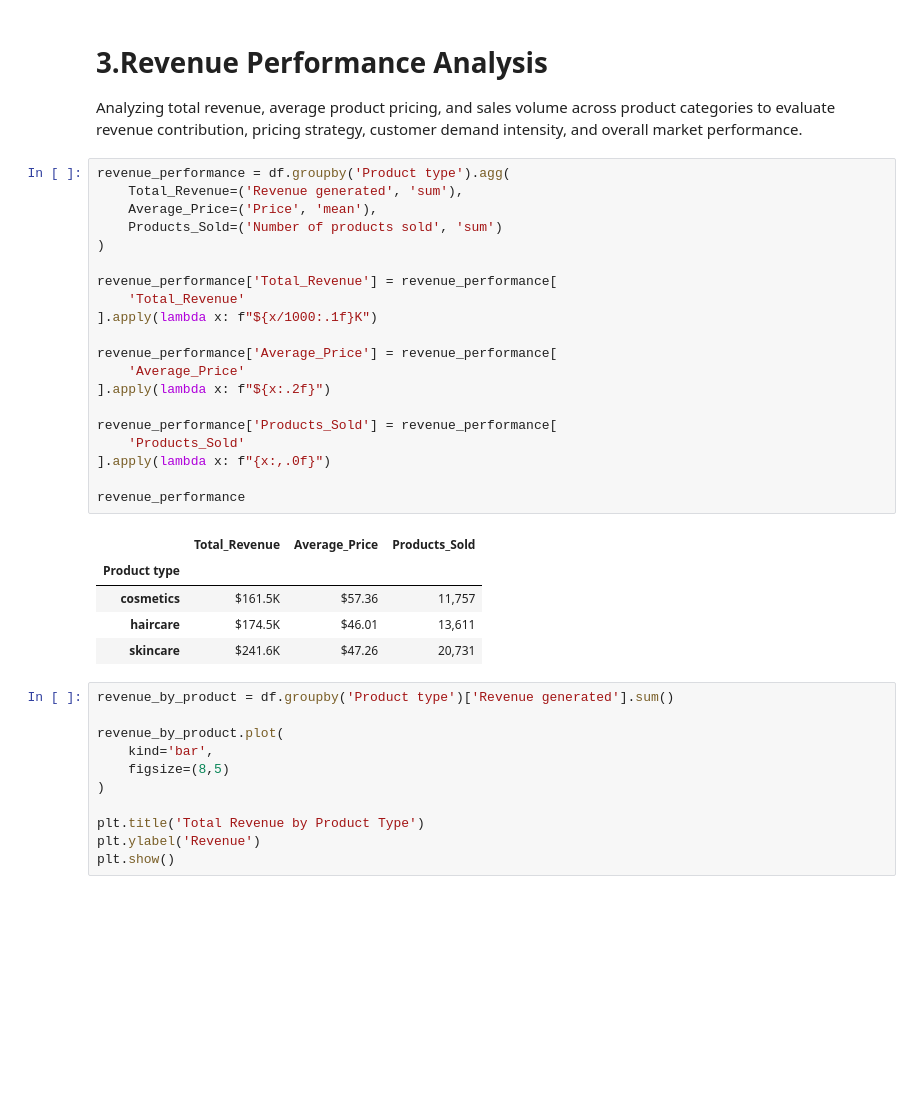
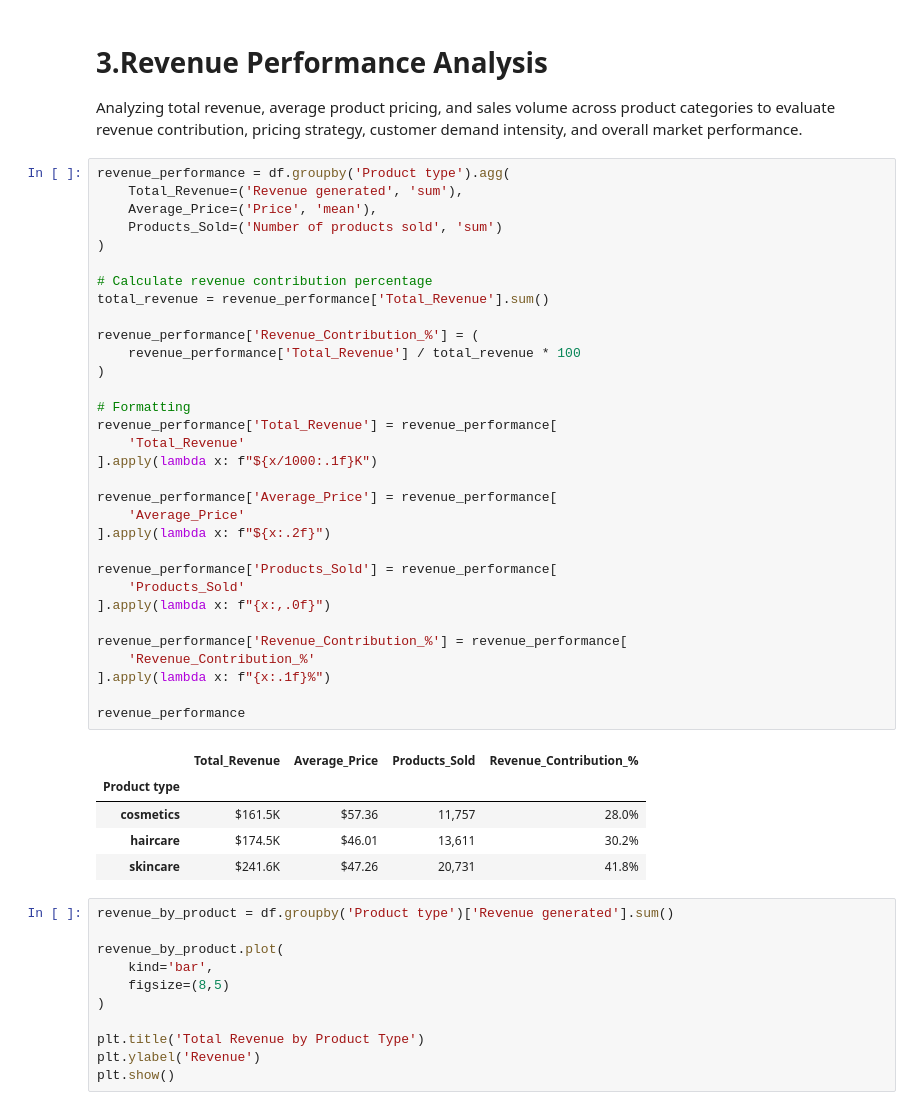
Before and after one commit to sarathkumarkrishnasha132-ctrl/supply-chain-operations-dashboard, a Jupyter notebook: python/Supply chain analysis.ipynb, the cells around one changed output. Drawn from its saved outputs; the diff is of its cells as text; blank space fills up the shorter version.

```diff
--- a/python/Supply chain analysis.ipynb
+++ b/python/Supply chain analysis.ipynb
@@ -105,32 +105,44 @@ Index(['Product type', 'SKU', 'Price', 'Availability',
 # 3.Revenue Performance Analysis
 
 Analyzing total revenue, average product pricing, and sales volume across product categories to evaluate revenue contribution, pricing strategy, customer demand intensity, and overall market performance.
-# %%
-revenue_performance = df.groupby('Product type').agg(
-    Total_Revenue=('Revenue generated', 'sum'),
-    Average_Price=('Price', 'mean'),
-    Products_Sold=('Number of products sold', 'sum')
-)
-
-revenue_performance['Total_Revenue'] = revenue_performance[
-    'Total_Revenue'
-].apply(lambda x: f"${x/1000:.1f}K")
-
-revenue_performance['Average_Price'] = revenue_performance[
-    'Average_Price'
-].apply(lambda x: f"${x:.2f}")
-
-revenue_performance['Products_Sold'] = revenue_performance[
-    'Products_Sold'
-].apply(lambda x: f"{x:,.0f}")
-
-revenue_performance
-# %% [output]
-|  | Total_Revenue | Average_Price | Products_Sold |
-| Product type |  |  |  |
-| cosmetics | $161.5K | $57.36 | 11,757 |
-| haircare | $174.5K | $46.01 | 13,611 |
-| skincare | $241.6K | $47.26 | 20,731 |
+# %%
+revenue_performance = df.groupby('Product type').agg(
+    Total_Revenue=('Revenue generated', 'sum'),
+    Average_Price=('Price', 'mean'),
+    Products_Sold=('Number of products sold', 'sum')
+)
+
+# Calculate revenue contribution percentage
+total_revenue = revenue_performance['Total_Revenue'].sum()
+
+revenue_performance['Revenue_Contribution_%'] = (
+    revenue_performance['Total_Revenue'] / total_revenue * 100
+)
+
+# Formatting
+revenue_performance['Total_Revenue'] = revenue_performance[
+    'Total_Revenue'
+].apply(lambda x: f"${x/1000:.1f}K")
+
+revenue_performance['Average_Price'] = revenue_performance[
+    'Average_Price'
+].apply(lambda x: f"${x:.2f}")
+
+revenue_performance['Products_Sold'] = revenue_performance[
+    'Products_Sold'
+].apply(lambda x: f"{x:,.0f}")
+
+revenue_performance['Revenue_Contribution_%'] = revenue_performance[
+    'Revenue_Contribution_%'
+].apply(lambda x: f"{x:.1f}%")
+
+revenue_performance
+# %% [output]
+|  | Total_Revenue | Average_Price | Products_Sold | Revenue_Contribution_% |
+| Product type |  |  |  |  |
+| cosmetics | $161.5K | $57.36 | 11,757 | 28.0% |
+| haircare | $174.5K | $46.01 | 13,611 | 30.2% |
+| skincare | $241.6K | $47.26 | 20,731 | 41.8% |
 # %%
 revenue_by_product = df.groupby('Product type')['Revenue generated'].sum()
 
```
Also changed, not shown: parts of 5 cells of this notebook.
